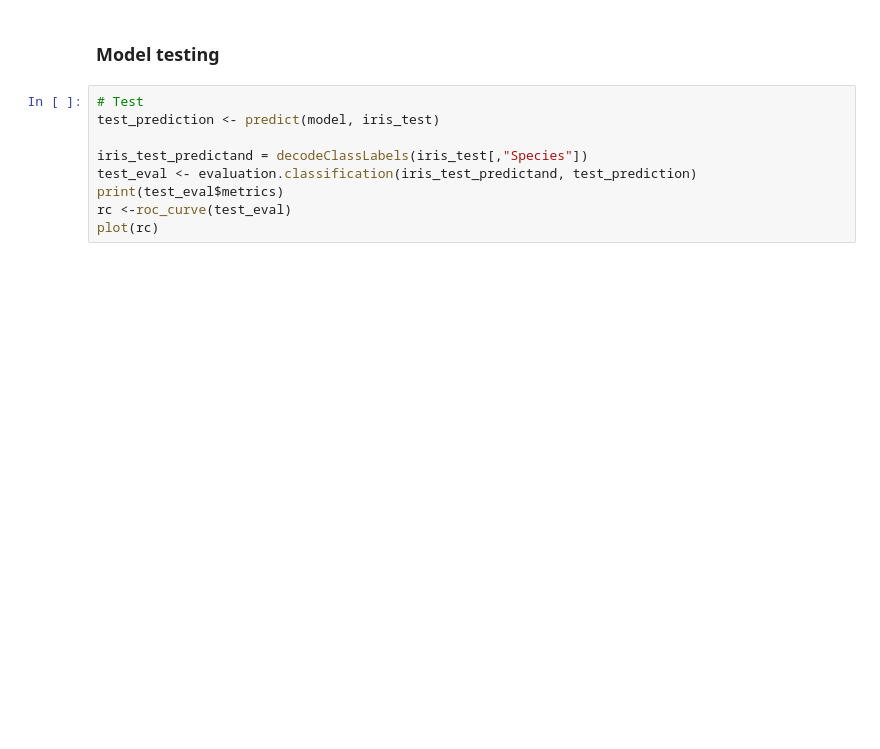
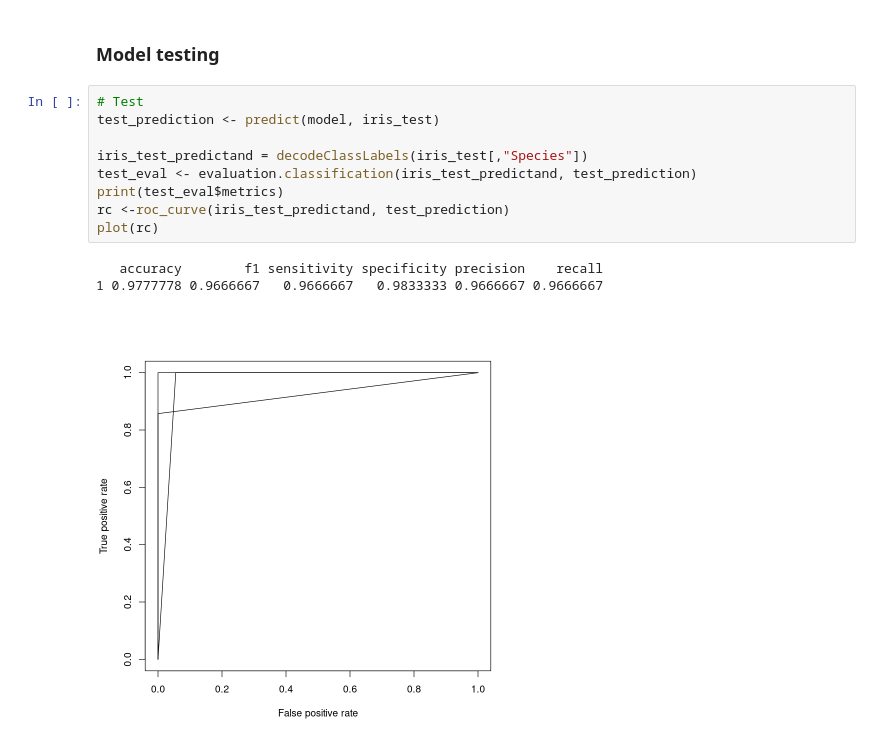
Before and after one commit to felipeat07/daltoolbox, a Jupyter notebook: examples/classification/cla_dtree.ipynb, the cells around one changed output. Saved outputs shown, nothing was run; the diff lists cells and outputs as text; blank space fills up the shorter version.

```diff
--- a/examples/classification/cla_dtree.ipynb
+++ b/examples/classification/cla_dtree.ipynb
@@ -88,9 +86,13 @@ plot(rc)
 # %%
 # Test
 test_prediction <- predict(model, iris_test)
 
 iris_test_predictand = decodeClassLabels(iris_test[,"Species"])
 test_eval <- evaluation.classification(iris_test_predictand, test_prediction)
 print(test_eval$metrics)
-rc <-roc_curve(test_eval)
+rc <-roc_curve(iris_test_predictand, test_prediction)
 plot(rc)
+# %% [output]
+   accuracy        f1 sensitivity specificity precision    recall
+1 0.9777778 0.9666667   0.9666667   0.9833333 0.9666667 0.9666667
+[figure, added]
```
Also changed, not shown: parts of 3 cells of this notebook, 6 other files.
